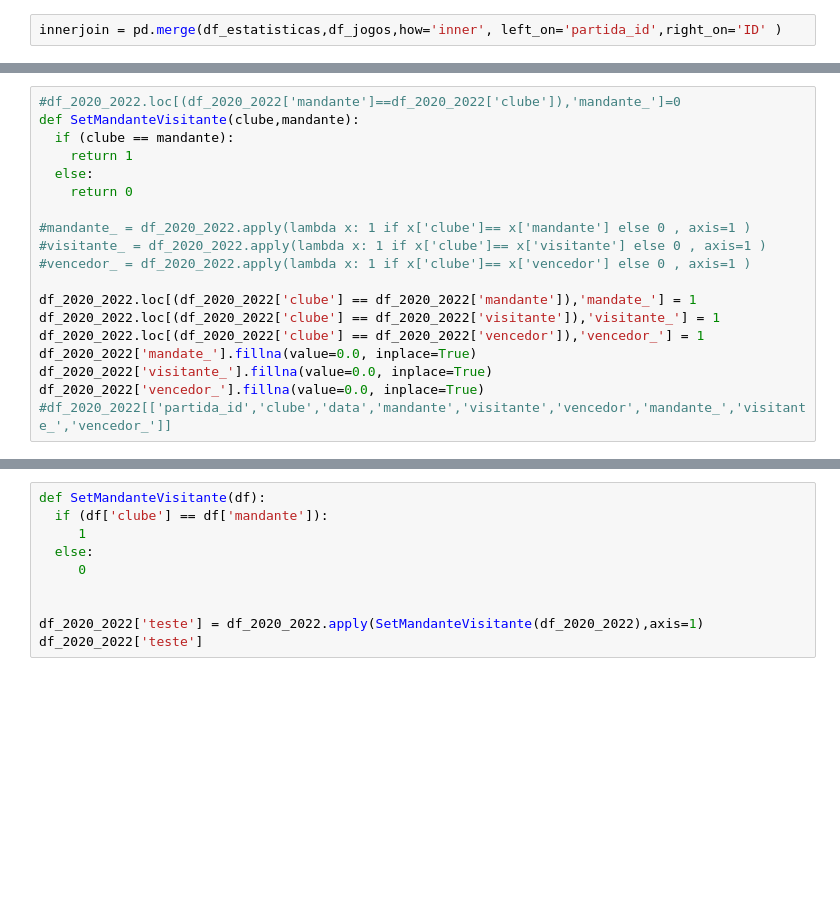
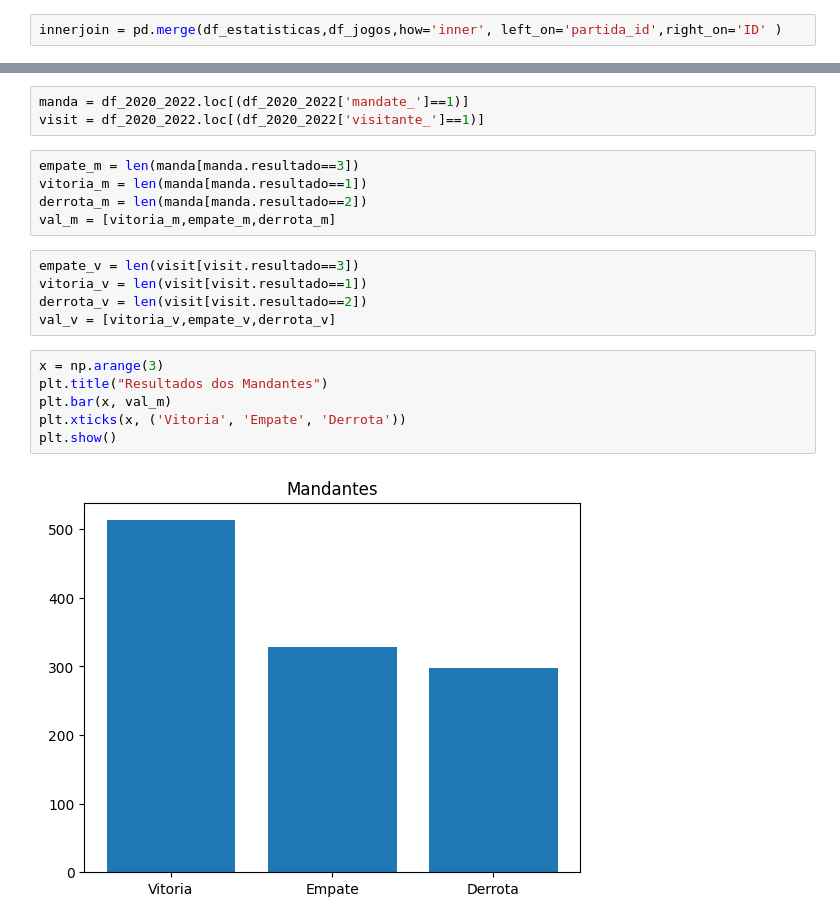
Before and after one commit to vbddinho/puc_minas_machine, a Jupyter notebook: plano3.ipynb, the cells around one changed output, grey strips where cells are left out. Drawn from its saved outputs; the diff is of its cells as text; blank space fills up the shorter version.

```diff
--- a/plano3.ipynb
+++ b/plano3.ipynb
@@ -47,19 +193,0 @@ df_2020_2022[['partida_id','clube','data','mandante','visitante','vencedor','tem
-# %%
-#df_2020_2022.loc[(df_2020_2022['mandante']==df_2020_2022['clube']),'mandante_']=0
-def SetMandanteVisitante(clube,mandante):
-  if (clube == mandante):
-    return 1
-  else:
-    return 0
-
-#mandante_ = df_2020_2022.apply(lambda x: 1 if x['clube']== x['mandante'] else 0 , axis=1 )
-#visitante_ = df_2020_2022.apply(lambda x: 1 if x['clube']== x['visitante'] else 0 , axis=1 )
-#vencedor_ = df_2020_2022.apply(lambda x: 1 if x['clube']== x['vencedor'] else 0 , axis=1 )
-
-df_2020_2022.loc[(df_2020_2022['clube'] == df_2020_2022['mandante']),'mandate_'] = 1
-df_2020_2022.loc[(df_2020_2022['clube'] == df_2020_2022['visitante']),'visitante_'] = 1
-df_2020_2022.loc[(df_2020_2022['clube'] == df_2020_2022['vencedor']),'vencedor_'] = 1
-df_2020_2022['mandate_'].fillna(value=0.0, inplace=True)
-df_2020_2022['visitante_'].fillna(value=0.0, inplace=True)
-df_2020_2022['vencedor_'].fillna(value=0.0, inplace=True)
-#df_2020_2022[['partida_id','clube','data','mandante','visitante','vencedor','mandante_','visitante_','vencedor_']]
@@ -100,10 +194,21 @@ df_2020_2022[['partida_id','clube','data','mandante','visitante','vencedor','man
-# %%
-def SetMandanteVisitante(df):
-  if (df['clube'] == df['mandante']):
-     1
-  else:
-     0
-
-
-df_2020_2022['teste'] = df_2020_2022.apply(SetMandanteVisitante(df_2020_2022),axis=1)
-df_2020_2022['teste']
+# %%
+manda = df_2020_2022.loc[(df_2020_2022['mandate_']==1)]
+visit = df_2020_2022.loc[(df_2020_2022['visitante_']==1)]
+# %%
+empate_m = len(manda[manda.resultado==3])
+vitoria_m = len(manda[manda.resultado==1])
+derrota_m = len(manda[manda.resultado==2])
+val_m = [vitoria_m,empate_m,derrota_m]
+# %%
+empate_v = len(visit[visit.resultado==3])
+vitoria_v = len(visit[visit.resultado==1])
+derrota_v = len(visit[visit.resultado==2])
+val_v = [vitoria_v,empate_v,derrota_v]
+# %%
+x = np.arange(3)
+plt.title("Resultados dos Mandantes")
+plt.bar(x, val_m)
+plt.xticks(x, ('Vitoria', 'Empate', 'Derrota'))
+plt.show()
+# %% [output]
+[figure, added]
```
Also changed, not shown: parts of 15 cells of this notebook.
